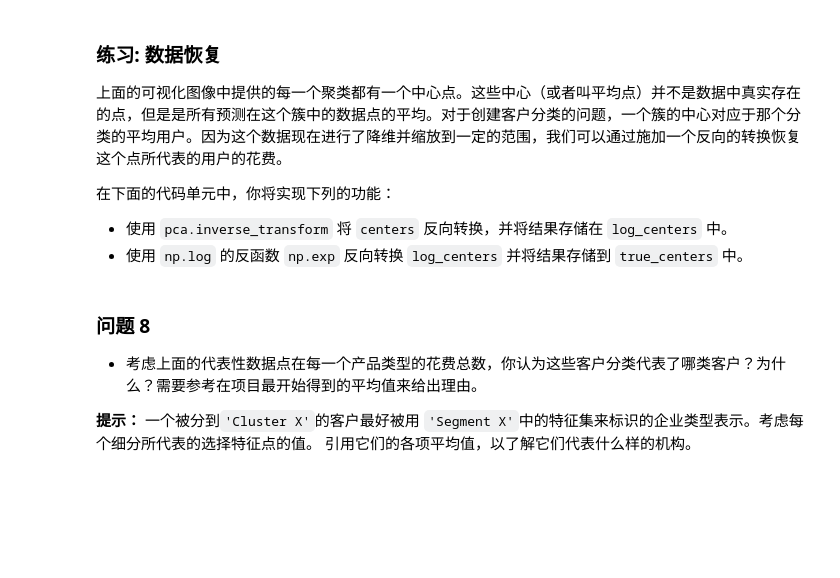
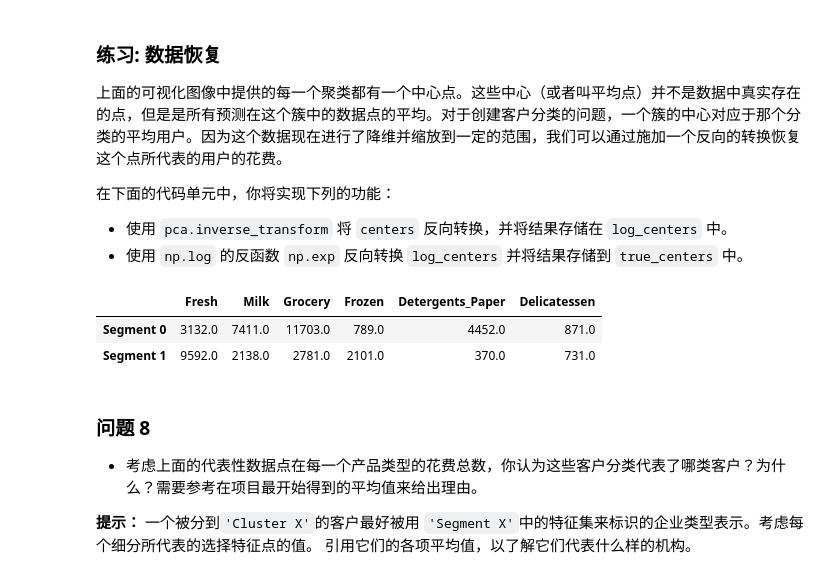
Before and after one commit to hmy1994/MLND_CN_P3_Customer_Segments-master, a Jupyter notebook: customer_segments.ipynb, the cells around one changed output. Saved outputs shown, nothing was run; the diff lists cells and outputs as text; code cells hidden in the pictures; blank space fills up the shorter version.

```diff
--- a/customer_segments.ipynb
+++ b/customer_segments.ipynb
@@ -460,15 +466,17 @@ vs.biplot(good_data, reduced_data, pca)
 # %%
 # TODO：在降维后的数据上使用你选择的聚类算法
-clusterer = None
+clusterer = mixture.GaussianMixture(n_components=2, random_state=1)
 
 # TODO：预测每一个点的簇
-preds = None
+clusterer.fit(reduced_data)
+preds = clusterer.predict(reduced_data)
 
 # TODO：找到聚类中心
-centers = None
+centers = clusterer.means_
 
 # TODO：预测在每一个转换后的样本点的类
-sample_preds = None
+sample_preds = clusterer.predict(pca_samples)
 
 # TODO：计算选择的类别的平均轮廓系数（mean silhouette coefficient）
-score = None
+score = metrics.silhouette_score(reduced_data, preds)
+print(score)
@@ -494,16 +508,20 @@ vs.cluster_results(reduced_data, preds, centers, pca_samples)
  - 使用 `np.log` 的反函数 `np.exp` 反向转换 `log_centers` 并将结果存储到 `true_centers` 中。
 # %%
 # TODO：反向转换中心点
-log_centers = None
+log_centers = pca.inverse_transform(centers)
 
 # TODO：对中心点做指数转换
-true_centers = None
+true_centers = np.exp(log_centers)
 
 # 显示真实的中心点
 segments = ['Segment {}'.format(i) for i in range(0,len(centers))]
 true_centers = pd.DataFrame(np.round(true_centers), columns = data.keys())
 true_centers.index = segments
 display(true_centers)
+# %% [output]
+|  | Fresh | Milk | Grocery | Frozen | Detergents_Paper | Delicatessen |
+| Segment 0 | 3132.0 | 7411.0 | 11703.0 | 789.0 | 4452.0 | 871.0 |
+| Segment 1 | 9592.0 | 2138.0 | 2781.0 | 2101.0 | 370.0 | 731.0 |
 # %% [markdown]
 ### 问题 8
 * 考虑上面的代表性数据点在每一个产品类型的花费总数，你认为这些客户分类代表了哪类客户？为什么？需要参考在项目最开始得到的平均值来给出理由。
```
Also changed, not shown: parts of 17 cells of this notebook, 1 other file.
